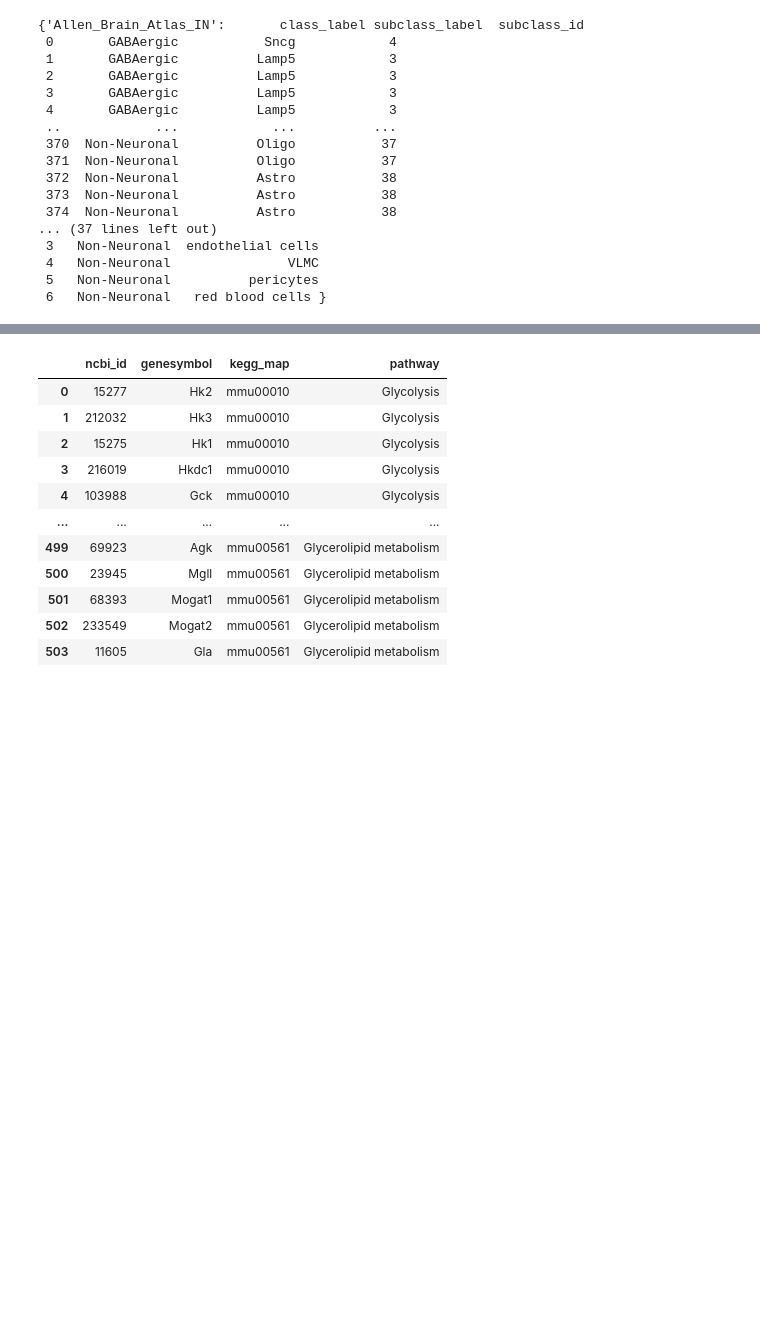
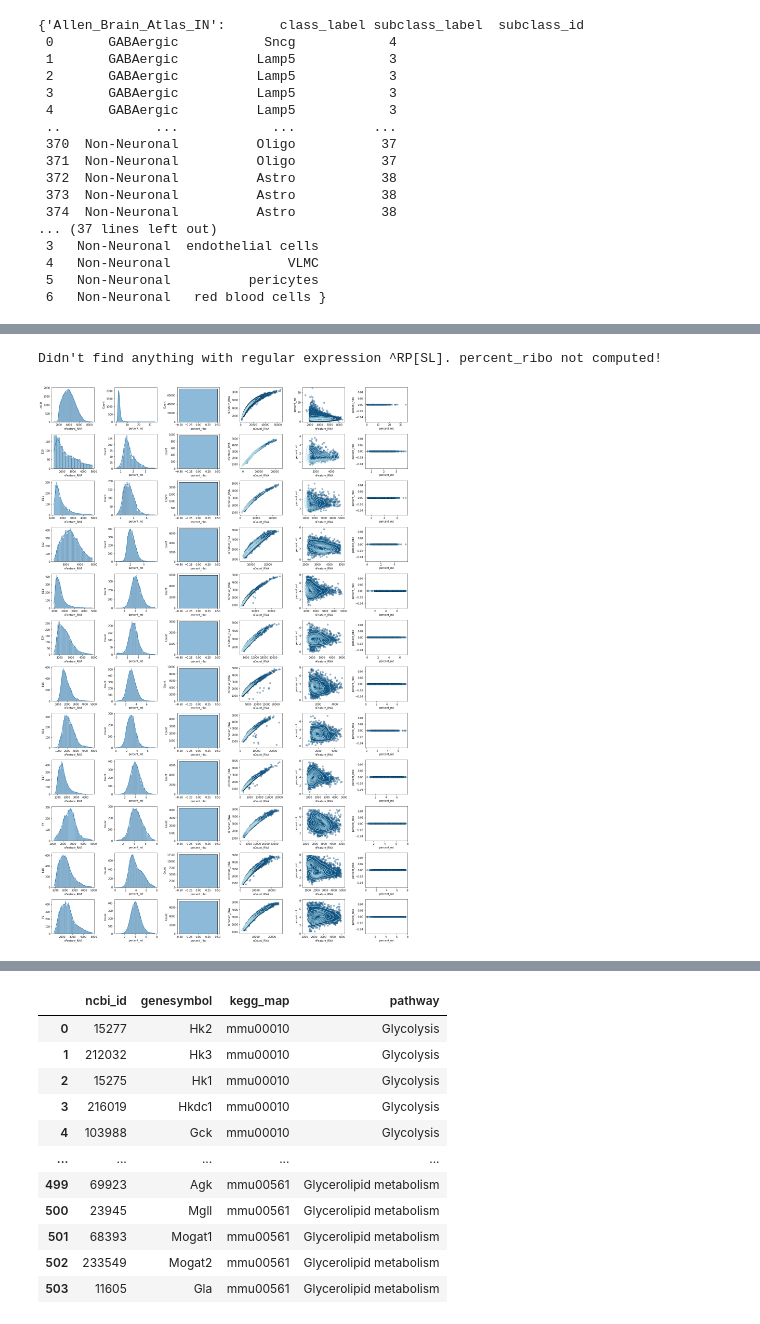
Before and after one commit to menchelab/novarinocollab, a Jupyter notebook: notebooks/timeseries_trajectory_plots.ipynb, the cells around one changed output, grey strips where cells are left out. Saved outputs shown, nothing was run; the diff lists cells and outputs as text; code cells hidden in the pictures; blank space fills up the shorter version.

Commit message:
try trajectory plots on integrated data

```diff
--- a/notebooks/timeseries_trajectory_plots.ipynb
+++ b/notebooks/timeseries_trajectory_plots.ipynb
@@ -257,8 +254,15 @@ data['adult'].obs.loc[:, 'class_label'] = data['adult'].obs.class_label.apply(
     lambda x: 'Mature ' + x if x == 'Glutamatergic' else x
 )
 # %%
-keep_adult = ['class_label', 'subclass_label']
+keep_adult = ['class_label', 'subclass_label', 'donor_label']
 data['adult'].obs = data['adult'].obs.loc[:, keep_adult]
+data['adult'].obs.loc[:, 'donor_label'] = data['adult'].obs['donor_label'].astype(str)
+data['adult'].obs.rename(
+    columns = {
+        'donor_label': 'donor_id'
+    },
+    inplace = True
+)
 # %%
 for key, adata in data.items():
     if key == 'adult':
@@ -295,0 +553,14 @@ sc.pp.scale(adata)
+# %%
+compute_qc_metrics(adata, mito_regex = '^mt-')
+# %% [output]
+Didn't find anything with regular expression ^RP[SL]. percent_ribo not computed!
+# %%
+fig = plot_qc(
+    adata,
+    sample_id_column = 'developmental_stage'
+)
+fig.set_figwidth(20)
+fig.set_figheight(adata.obs.developmental_stage.nunique() * 2.5)
+fig.tight_layout()
+# %% [output]
+[figure, added]
```
Also changed, not shown: parts of 14 cells of this notebook.
